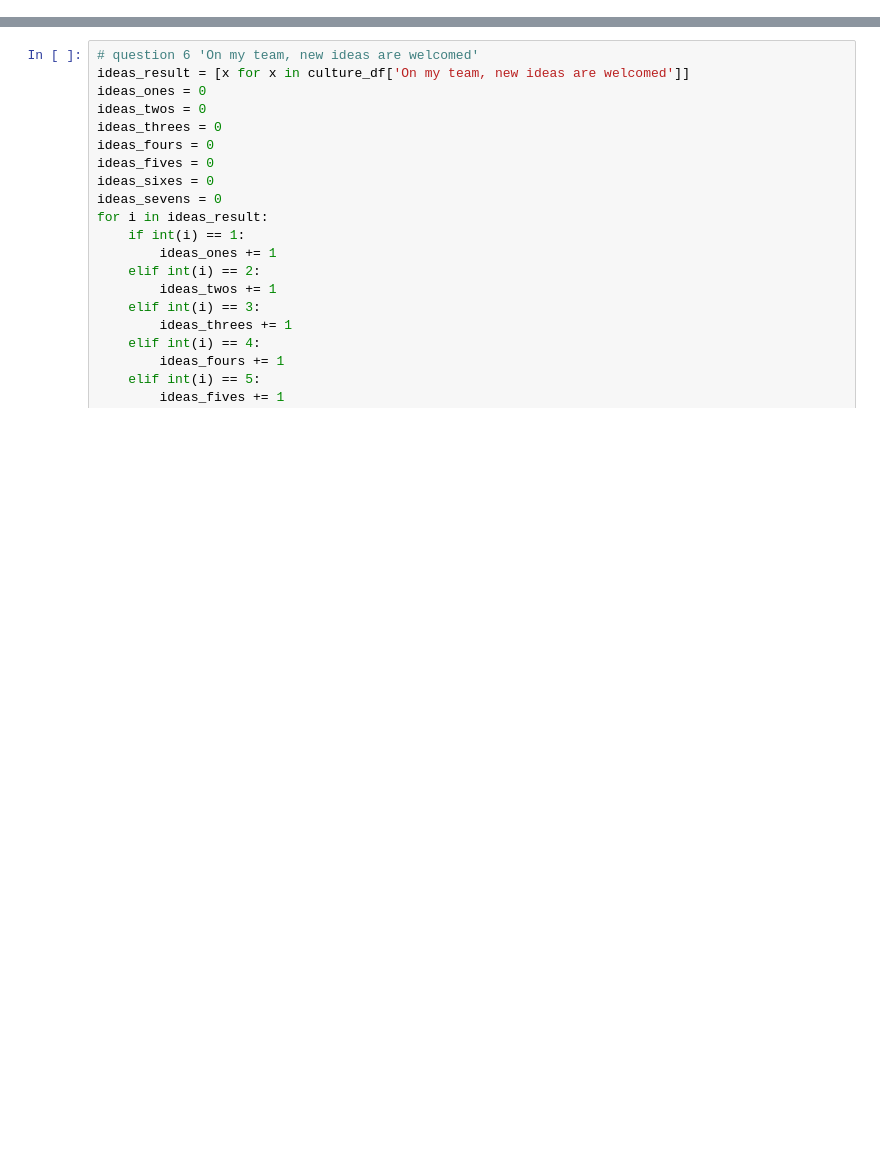
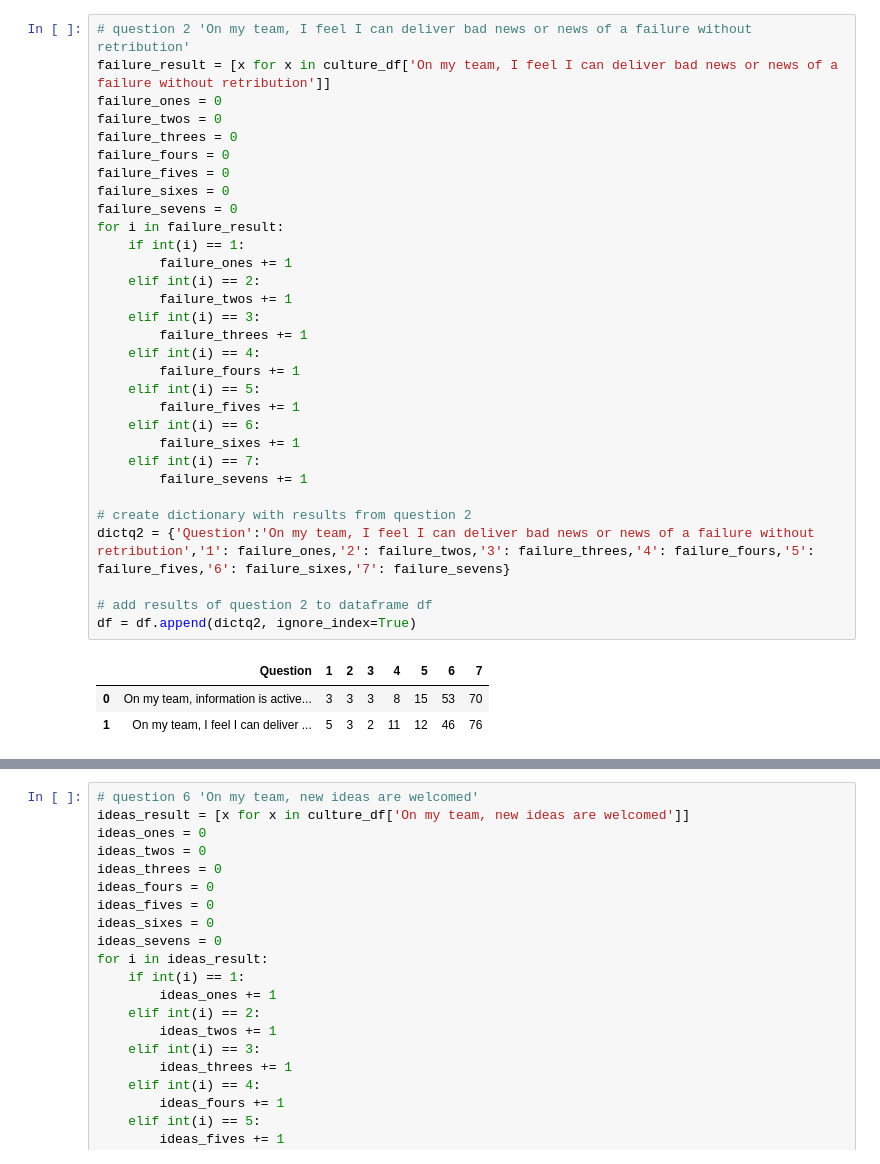
Before and after one commit to jaredfeldman/teamhealth, a Jupyter notebook: TeamHealthNotebook.ipynb, the cells around one changed output, grey strips where cells are left out. Cells and saved outputs as stored; diff of their text form; blank space fills up the shorter version.

Commit message:
added comments and modified dictionary names

```diff
--- a/TeamHealthNotebook.ipynb
+++ b/TeamHealthNotebook.ipynb
@@ -66 +63,36 @@ d1 = {'Question':['On my team, information is actively sought'],'1': [informatio
 df = pd.DataFrame(data=d1)
+# %%
+# question 2 'On my team, I feel I can deliver bad news or news of a failure without retribution'
+failure_result = [x for x in culture_df['On my team, I feel I can deliver bad news or news of a failure without retribution']]
+failure_ones = 0
+failure_twos = 0
+failure_threes = 0
+failure_fours = 0
+failure_fives = 0
+failure_sixes = 0
+failure_sevens = 0
+for i in failure_result:
+    if int(i) == 1:
+        failure_ones += 1
+    elif int(i) == 2:
+        failure_twos += 1
+    elif int(i) == 3:
+        failure_threes += 1
+    elif int(i) == 4:
+        failure_fours += 1
+    elif int(i) == 5:
+        failure_fives += 1
+    elif int(i) == 6:
+        failure_sixes += 1
+    elif int(i) == 7:
+        failure_sevens += 1
+
+# create dictionary with results from question 2
+dictq2 = {'Question':'On my team, I feel I can deliver bad news or news of a failure without retribution','1': failure_ones,'2': failure_twos,'3': failure_threes,'4': failure_fours,'5': failure_fives,'6': failure_sixes,'7': failure_sevens}
+
+# add results of question 2 to dataframe df
+df = df.append(dictq2, ignore_index=True)
+# %% [output]
+|  | Question | 1 | 2 | 3 | 4 | 5 | 6 | 7 |
+| 0 | On my team, information is active... | 3 | 3 | 3 | 8 | 15 | 53 | 70 |
+| 1 | On my team, I feel I can deliver ... | 5 | 3 | 2 | 11 | 12 | 46 | 76 |
```
Also changed, not shown: parts of 9 cells of this notebook.
